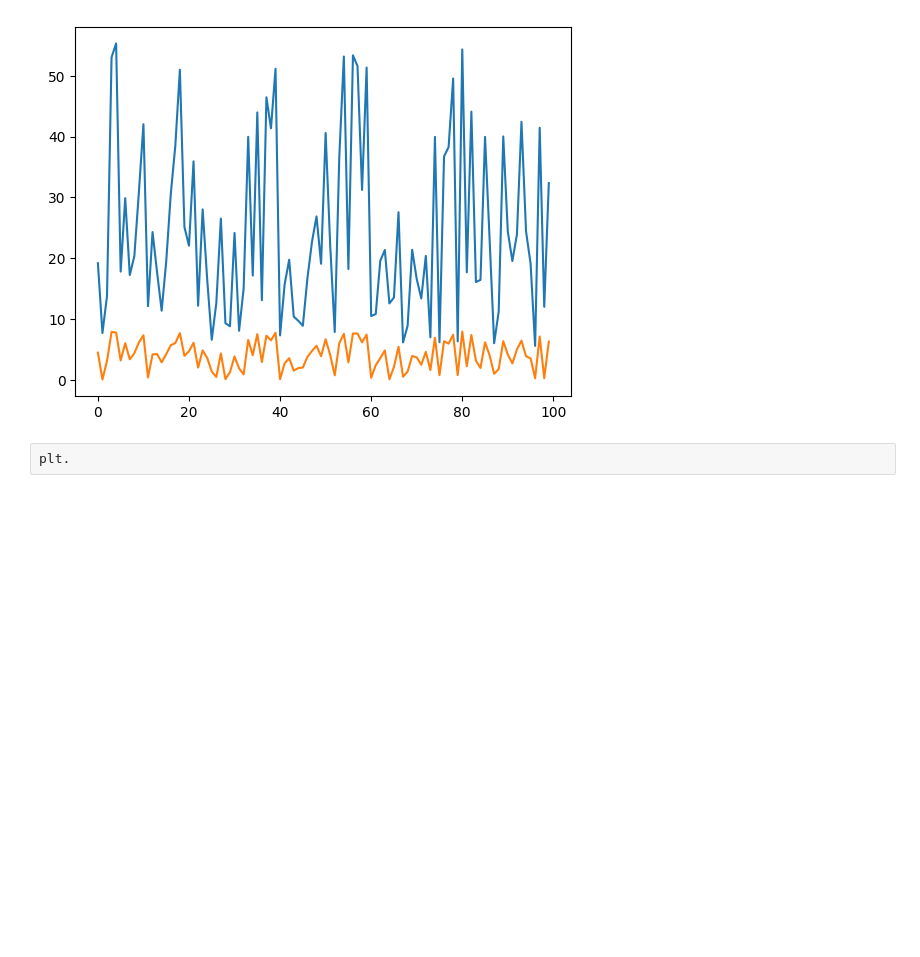
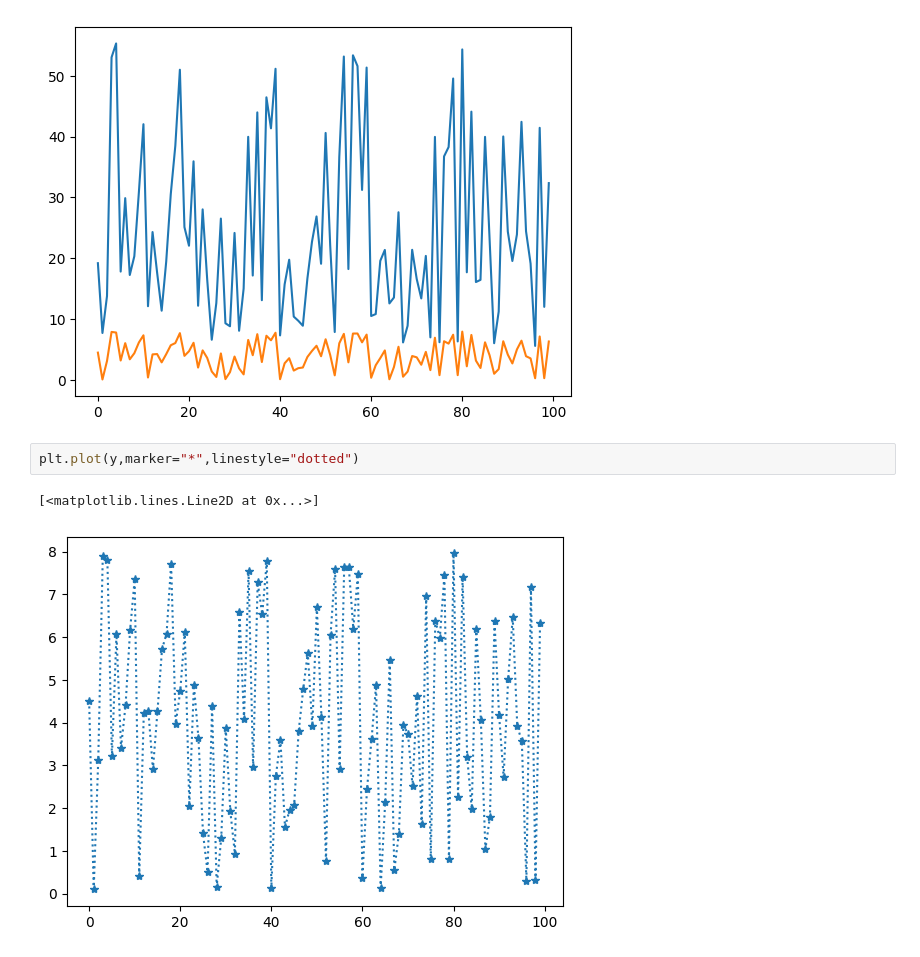
Before and after one commit to prnvpwr2612/DMA-Codes, a Jupyter notebook: Experiment02.ipynb, the cells around one changed output. Cells and saved outputs as stored; diff of their text form; blank space fills up the shorter version.

```diff
--- a/Experiment02.ipynb
+++ b/Experiment02.ipynb
@@ -22,5 +22,8 @@ plt.plot(y)
 # %% [output]
 [<matplotlib.lines.Line2D at 0x...>]
 [figure]
-# %%
-plt.
+# %%
+plt.plot(y,marker="*",linestyle="dotted")
+# %% [output]
+[<matplotlib.lines.Line2D at 0x...>]
+[figure, added]
```
